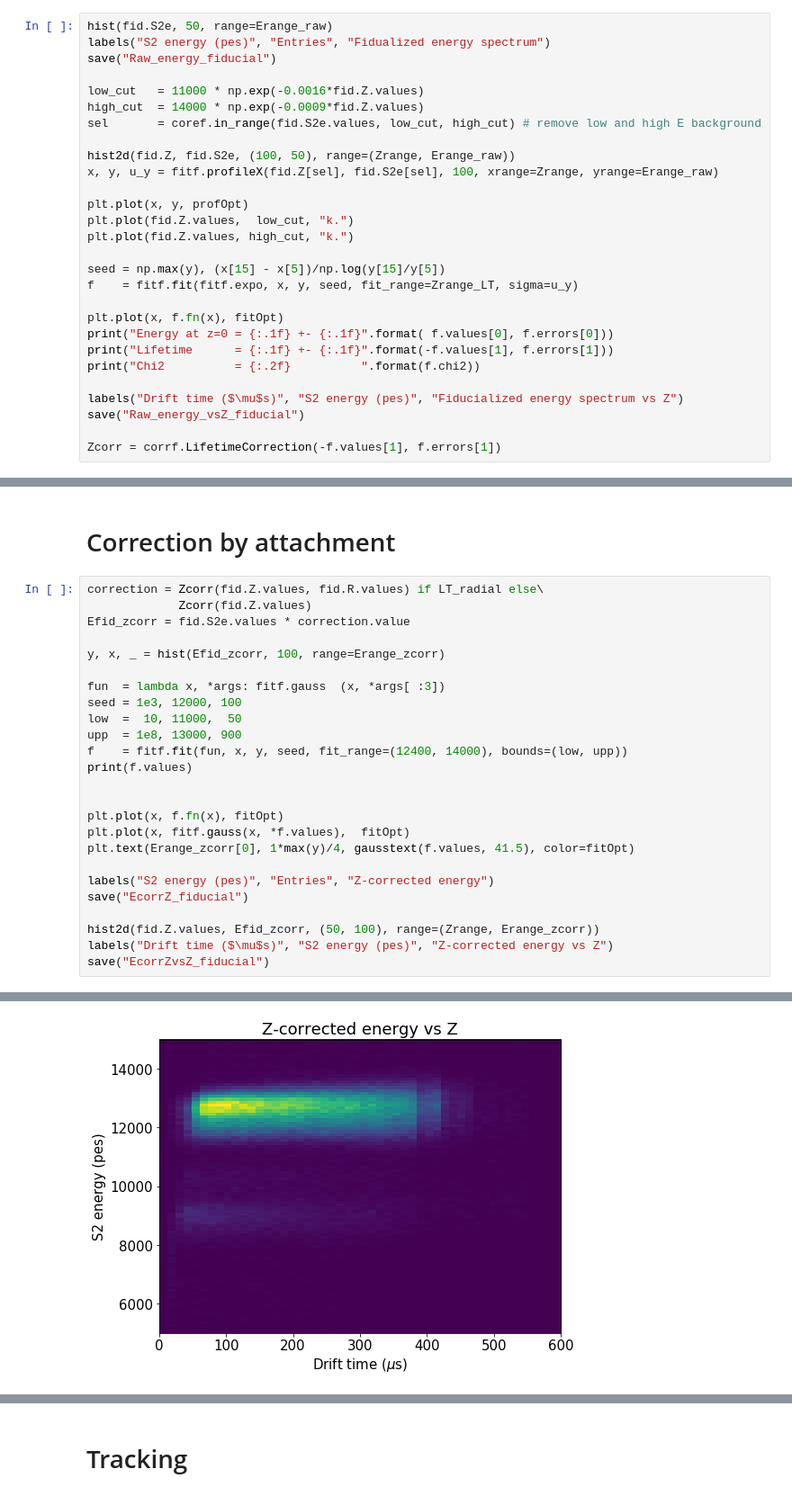
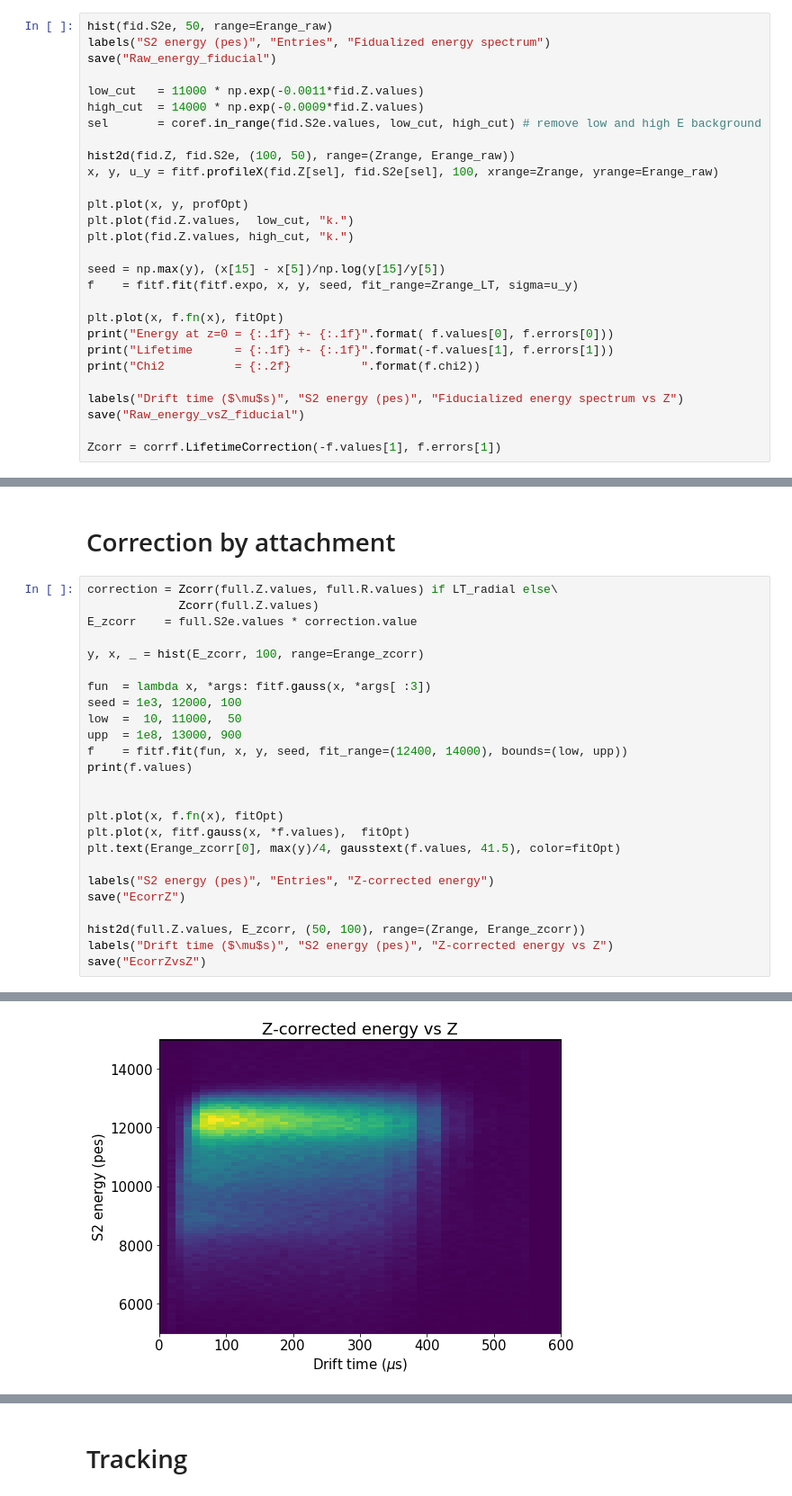
Before and after one commit to gonzaponte/ICARO, a Jupyter notebook: icaro/KrMay/Run4446.ipynb, the cells around one changed output, grey strips where cells are left out. Shown at 90% size. Saved outputs shown, nothing was run; the diff lists cells and outputs as text.

```diff
--- a/icaro/KrMay/Run4446.ipynb
+++ b/icaro/KrMay/Run4446.ipynb
@@ -337,7 +362,7 @@ hist(fid.S2e, 50, range=Erange_raw)
 labels("S2 energy (pes)", "Entries", "Fidualized energy spectrum")
 save("Raw_energy_fiducial")
 
-low_cut   = 11000 * np.exp(-0.0016*fid.Z.values)
+low_cut   = 11000 * np.exp(-0.0011*fid.Z.values)
 high_cut  = 14000 * np.exp(-0.0009*fid.Z.values)
 sel       = coref.in_range(fid.S2e.values, low_cut, high_cut) # remove low and high E background
 
@@ -500,13 +612,13 @@ Chi2 = 0.755430821757
 # %% [markdown]
 # Correction by attachment
 # %%
-correction = Zcorr(fid.Z.values, fid.R.values) if LT_radial else\
-             Zcorr(fid.Z.values)
-Efid_zcorr = fid.S2e.values * correction.value
+correction = Zcorr(full.Z.values, full.R.values) if LT_radial else\
+             Zcorr(full.Z.values)
+E_zcorr    = full.S2e.values * correction.value
 
-y, x, _ = hist(Efid_zcorr, 100, range=Erange_zcorr)
+y, x, _ = hist(E_zcorr, 100, range=Erange_zcorr)
 
-fun  = lambda x, *args: fitf.gauss  (x, *args[ :3])
+fun  = lambda x, *args: fitf.gauss(x, *args[ :3])
 seed = 1e3, 12000, 100
 low  =  10, 11000,  50
 upp  = 1e8, 13000, 900
@@ -516,12 +628,12 @@ print(f.values)
 
 plt.plot(x, f.fn(x), fitOpt)
 plt.plot(x, fitf.gauss(x, *f.values),  fitOpt)
-plt.text(Erange_zcorr[0], 1*max(y)/4, gausstext(f.values, 41.5), color=fitOpt)
+plt.text(Erange_zcorr[0], max(y)/4, gausstext(f.values, 41.5), color=fitOpt)
 
 labels("S2 energy (pes)", "Entries", "Z-corrected energy")
-save("EcorrZ_fiducial")
+save("EcorrZ")
 
-hist2d(fid.Z.values, Efid_zcorr, (50, 100), range=(Zrange, Erange_zcorr))
+hist2d(full.Z.values, E_zcorr, (50, 100), range=(Zrange, Erange_zcorr))
 labels("Drift time ($\mu$s)", "S2 energy (pes)", "Z-corrected energy vs Z")
-save("EcorrZvsZ_fiducial")
+save("EcorrZvsZ")
 # %% [output]
@@ -530 +642 @@ save("EcorrZvsZ_fiducial")
-[figure, old version]
+[figure, new version]
```
Also changed, not shown: parts of 40 cells of this notebook, 2 other files.
